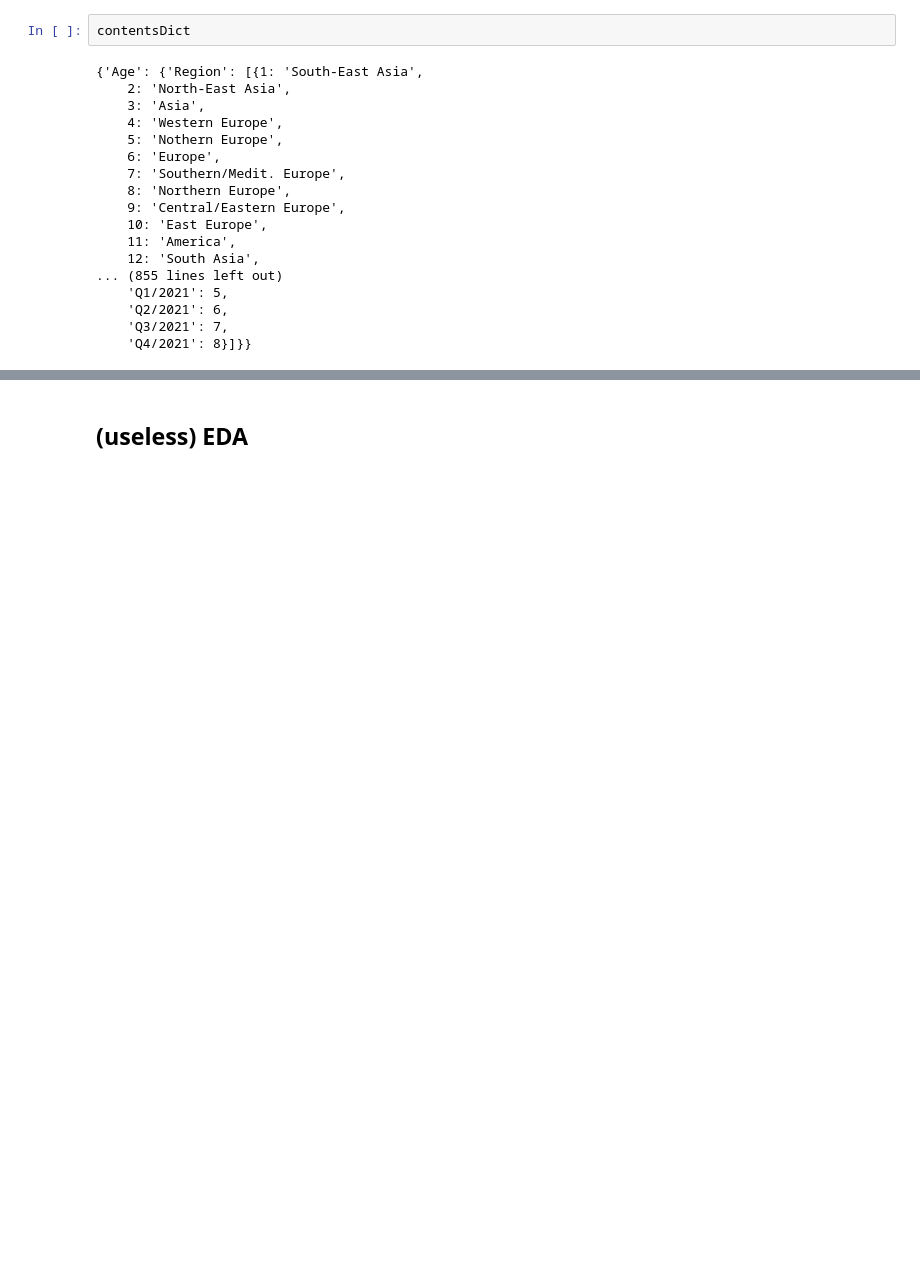
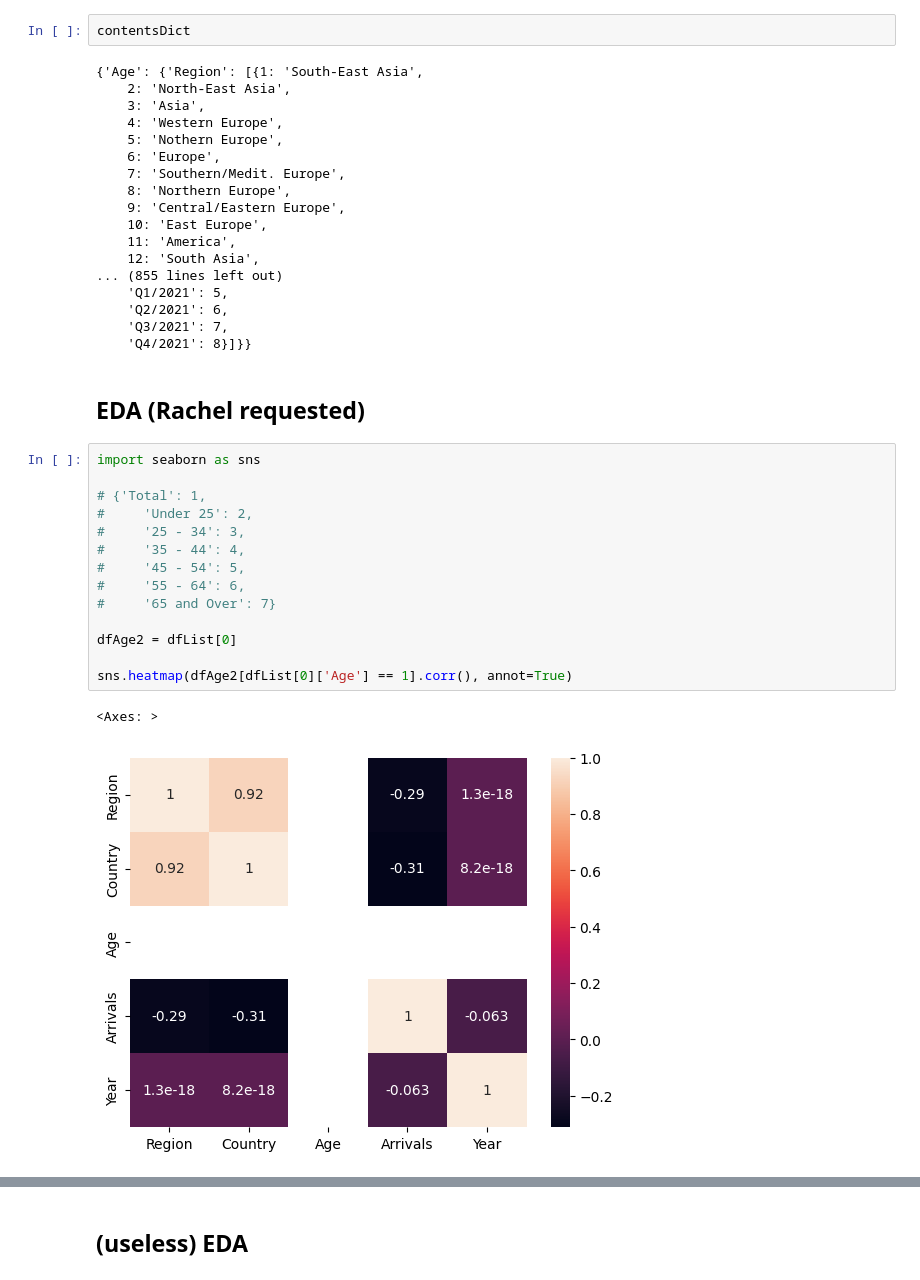
Before and after one commit to KagErou710/BIA, a Jupyter notebook: test2.ipynb, the cells around one changed output, grey strips where cells are left out. Cells and saved outputs as stored; diff of their text form; blank space fills up the shorter version.

Commit message:
Rachel requested

```diff
--- a/test2.ipynb
+++ b/test2.ipynb
@@ -110,3 +110,22 @@ contentsDict
     'Q2/2021': 6,
     'Q3/2021': 7,
     'Q4/2021': 8}]}}
+# %% [markdown]
+## EDA (Rachel requested)
+# %%
+import seaborn as sns
+
+# {'Total': 1,
+#     'Under 25': 2,
+#     '25 - 34': 3,
+#     '35 - 44': 4,
+#     '45 - 54': 5,
+#     '55 - 64': 6,
+#     '65 and Over': 7}
+
+dfAge2 = dfList[0]
+
+sns.heatmap(dfAge2[dfList[0]['Age'] == 1].corr(), annot=True)
+# %% [output]
+<Axes: >
+[figure, added]
```
Also changed, not shown: parts of 8 cells of this notebook, 1 other file.
